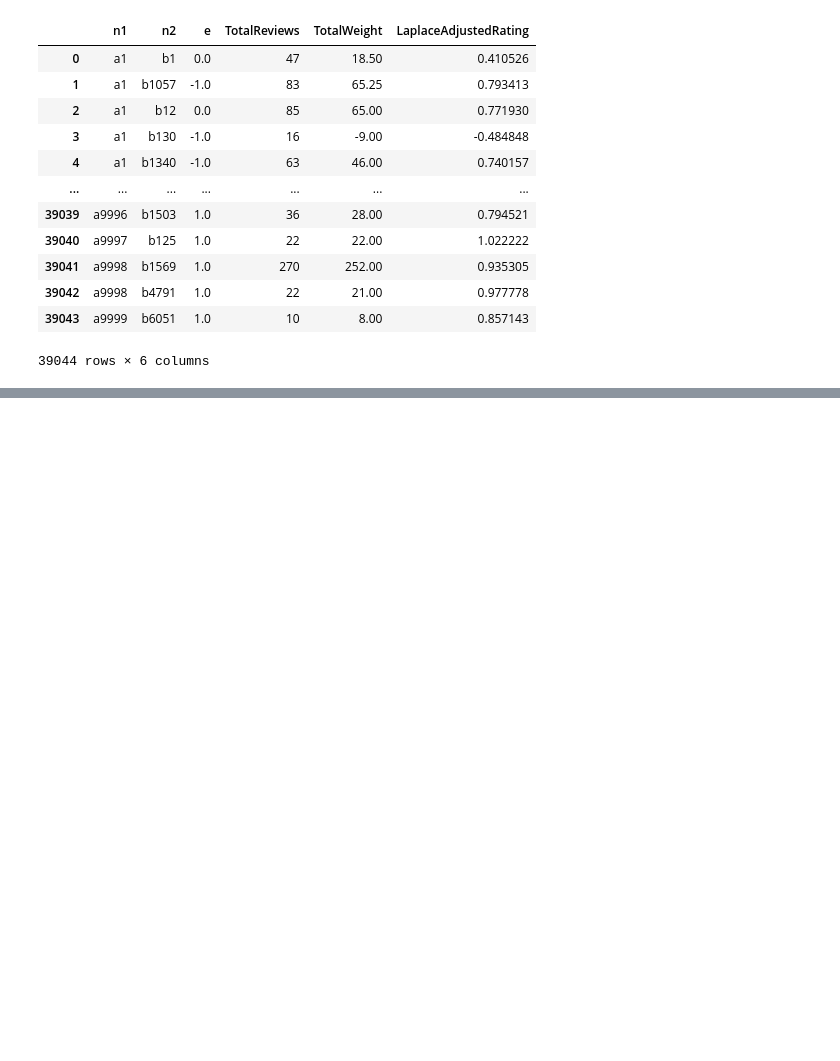
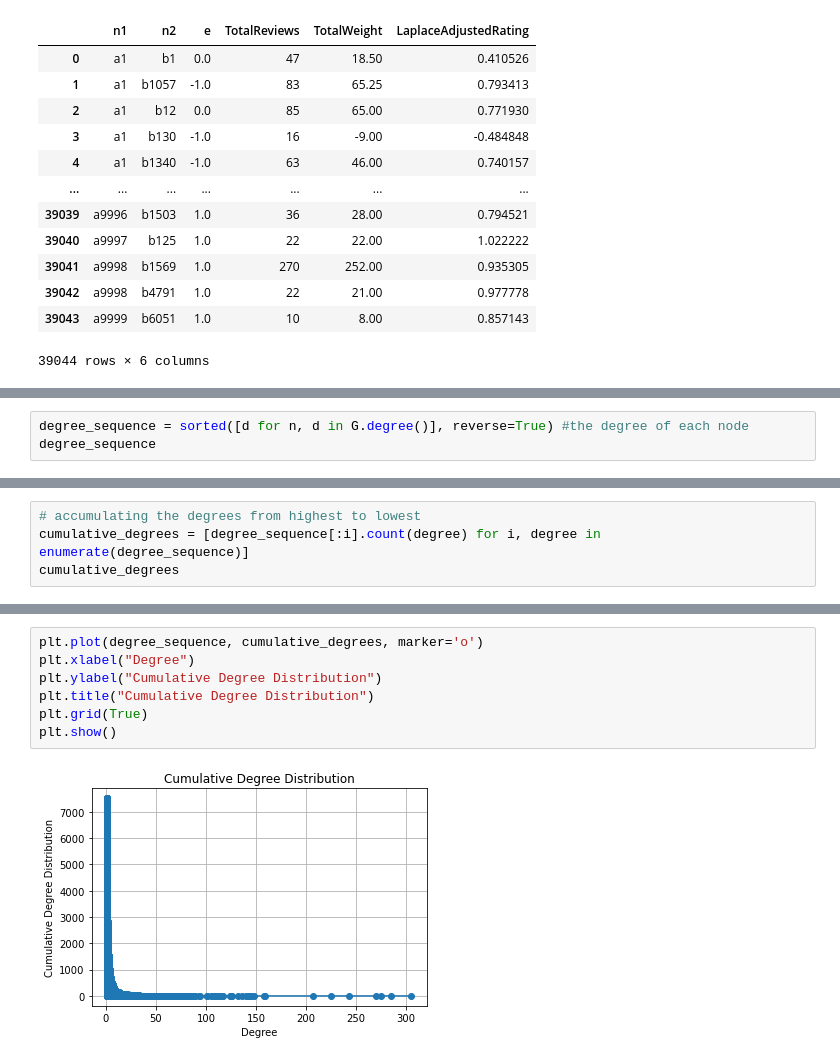
Before and after one commit to rsapeta/Network-Analysis, a Jupyter notebook: Escort/escort_analysis.ipynb, the cells around one changed output, grey strips where cells are left out. Drawn from its saved outputs; the diff is of its cells as text; blank space fills up the shorter version.

```diff
--- a/Escort/escort_analysis.ipynb
+++ b/Escort/escort_analysis.ipynb
@@ -219,0 +224,3 @@ df_test
+# %%
+degree_sequence = sorted([d for n, d in G.degree()], reverse=True) #the degree of each node
+degree_sequence
@@ -219,0 +245,4 @@ df_test
+# %%
+# accumulating the degrees from highest to lowest
+cumulative_degrees = [degree_sequence[:i].count(degree) for i, degree in enumerate(degree_sequence)]
+cumulative_degrees
@@ -219,0 +267,9 @@ df_test
+# %%
+plt.plot(degree_sequence, cumulative_degrees, marker='o')
+plt.xlabel("Degree")
+plt.ylabel("Cumulative Degree Distribution")
+plt.title("Cumulative Degree Distribution")
+plt.grid(True)
+plt.show()
+# %% [output]
+[figure, added]
```
Also changed, not shown: parts of 4 cells of this notebook.
